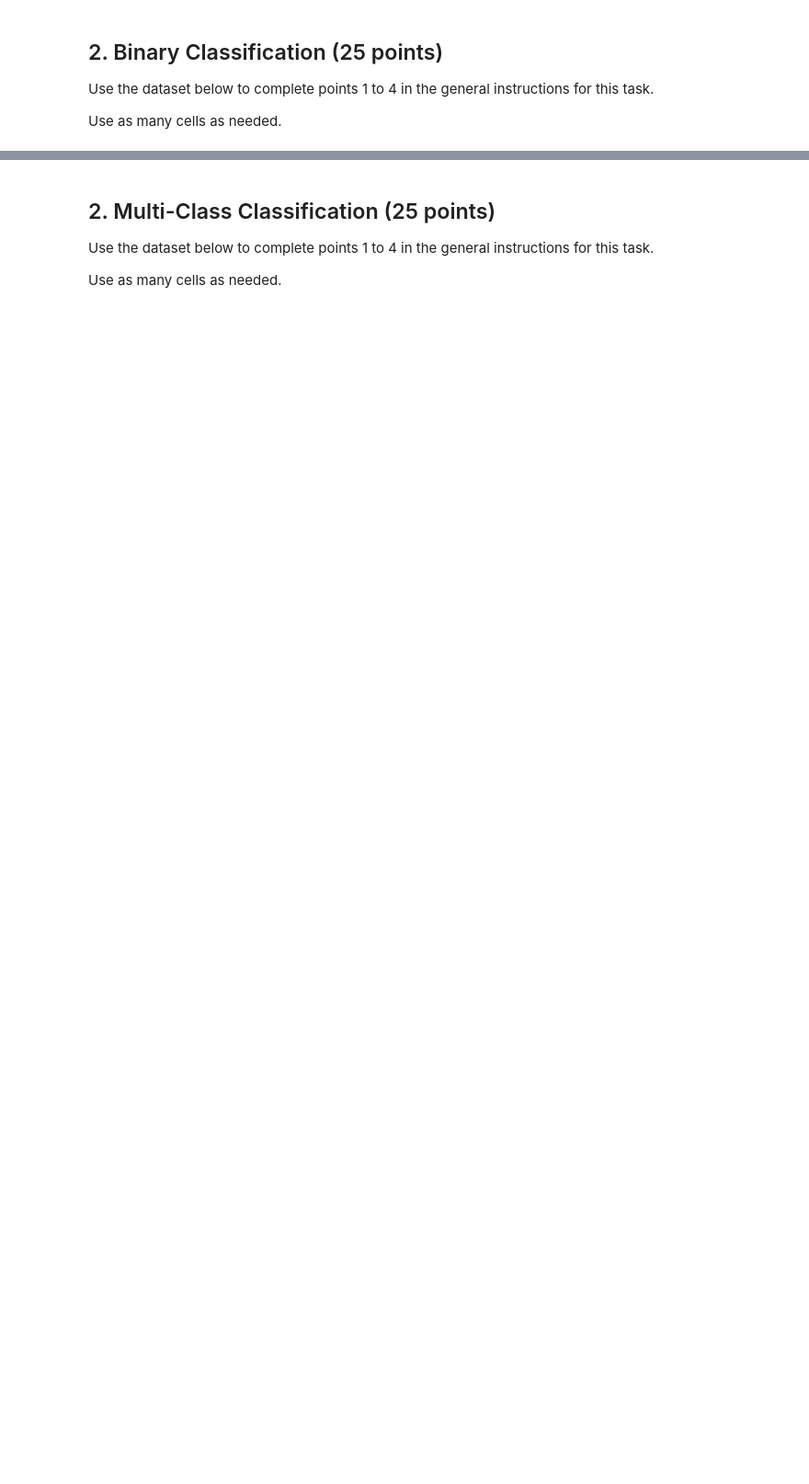
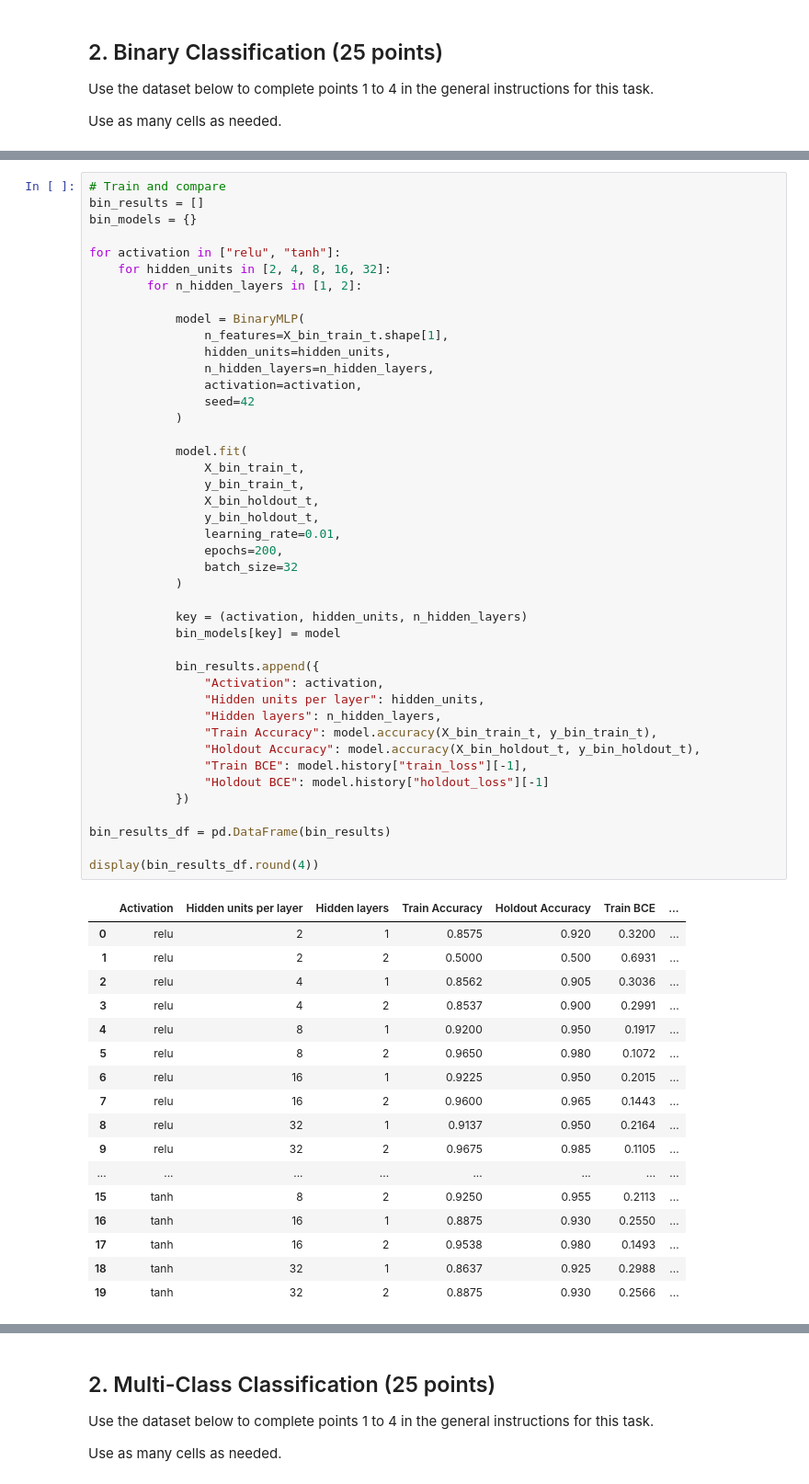
Before and after one commit to alibpowell/ML4021-Group, a Jupyter notebook: 04-manual-mlps.ipynb, the cells around one changed output, grey strips where cells are left out. Shown at 92% size. Saved outputs shown, nothing was run; the diff lists cells and outputs as text; blank space fills up the shorter version.

Commit message:
binary

```diff
--- a/04-manual-mlps.ipynb
+++ b/04-manual-mlps.ipynb
@@ -100,0 +253,61 @@ X, y = make_moons(n_samples=1000, noise=0.2, random_state=42)
+# %%
+# Train and compare
+bin_results = []
+bin_models = {}
+
+for activation in ["relu", "tanh"]:
+    for hidden_units in [2, 4, 8, 16, 32]:
+        for n_hidden_layers in [1, 2]:
+
+            model = BinaryMLP(
+                n_features=X_bin_train_t.shape[1],
+                hidden_units=hidden_units,
+                n_hidden_layers=n_hidden_layers,
+                activation=activation,
+                seed=42
+            )
+
+            model.fit(
+                X_bin_train_t,
+                y_bin_train_t,
+                X_bin_holdout_t,
+                y_bin_holdout_t,
+                learning_rate=0.01,
+                epochs=200,
+                batch_size=32
+            )
+
+            key = (activation, hidden_units, n_hidden_layers)
+            bin_models[key] = model
+
+            bin_results.append({
+                "Activation": activation,
+                "Hidden units per layer": hidden_units,
+                "Hidden layers": n_hidden_layers,
+                "Train Accuracy": model.accuracy(X_bin_train_t, y_bin_train_t),
+                "Holdout Accuracy": model.accuracy(X_bin_holdout_t, y_bin_holdout_t),
+                "Train BCE": model.history["train_loss"][-1],
+                "Holdout BCE": model.history["holdout_loss"][-1]
+            })
+
+bin_results_df = pd.DataFrame(bin_results)
+
+display(bin_results_df.round(4))
+# %% [output]
+|  | Activation | Hidden units per layer | Hidden layers | Train Accuracy | Holdout Accuracy | Train BCE | ... |
+| 0 | relu | 2 | 1 | 0.8575 | 0.920 | 0.3200 | ... |
+| 1 | relu | 2 | 2 | 0.5000 | 0.500 | 0.6931 | ... |
+| 2 | relu | 4 | 1 | 0.8562 | 0.905 | 0.3036 | ... |
+| 3 | relu | 4 | 2 | 0.8537 | 0.900 | 0.2991 | ... |
+| 4 | relu | 8 | 1 | 0.9200 | 0.950 | 0.1917 | ... |
+| 5 | relu | 8 | 2 | 0.9650 | 0.980 | 0.1072 | ... |
+| 6 | relu | 16 | 1 | 0.9225 | 0.950 | 0.2015 | ... |
+| 7 | relu | 16 | 2 | 0.9600 | 0.965 | 0.1443 | ... |
+| 8 | relu | 32 | 1 | 0.9137 | 0.950 | 0.2164 | ... |
+| 9 | relu | 32 | 2 | 0.9675 | 0.985 | 0.1105 | ... |
+| ... | ... | ... | ... | ... | ... | ... | ... |
+| 15 | tanh | 8 | 2 | 0.9250 | 0.955 | 0.2113 | ... |
+| 16 | tanh | 16 | 1 | 0.8875 | 0.930 | 0.2550 | ... |
+| 17 | tanh | 16 | 2 | 0.9538 | 0.980 | 0.1493 | ... |
+| 18 | tanh | 32 | 1 | 0.8637 | 0.925 | 0.2988 | ... |
+| 19 | tanh | 32 | 2 | 0.8875 | 0.930 | 0.2566 | ... |
```
Also changed, not shown: parts of 6 cells of this notebook.
